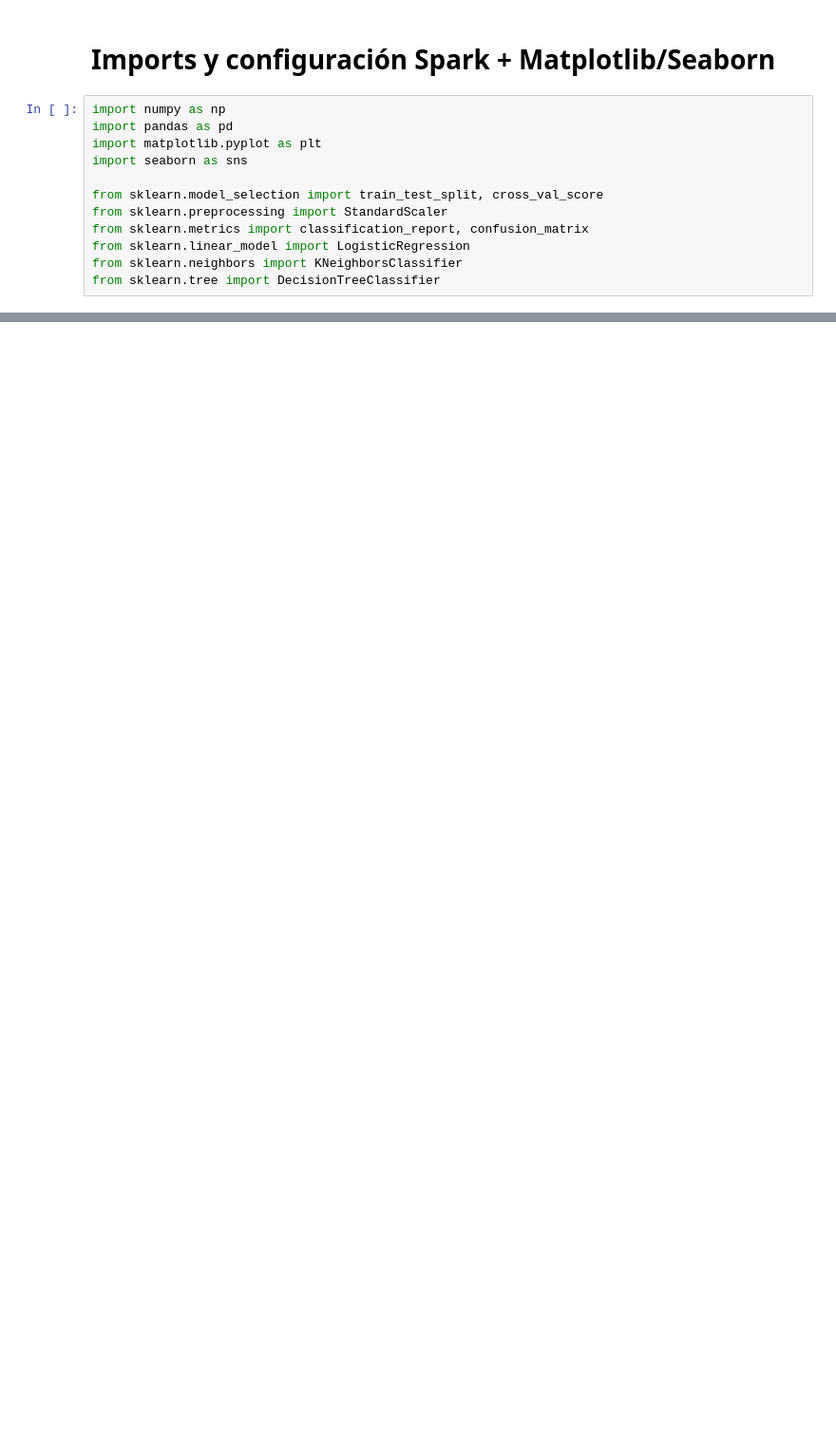
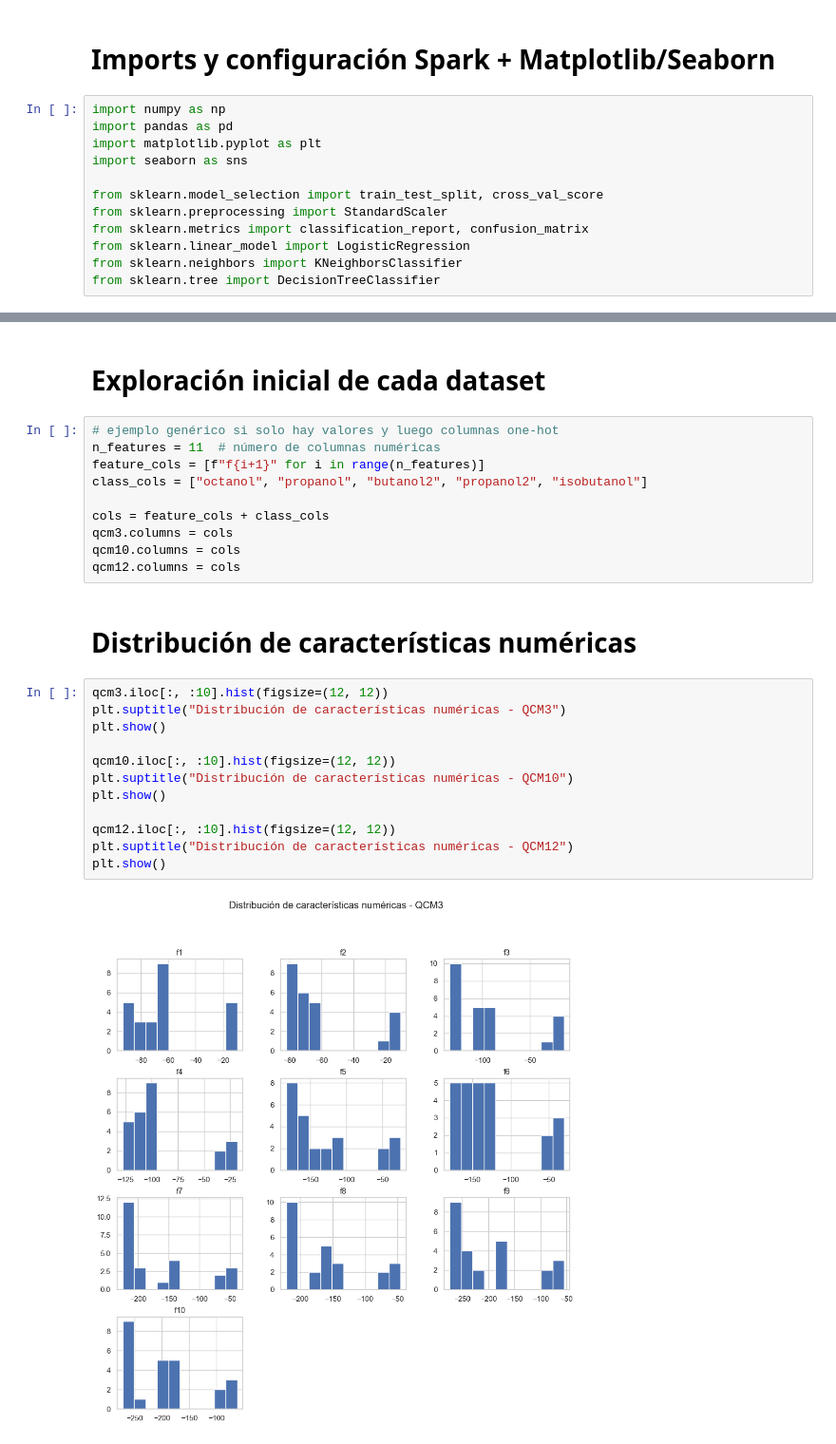
Before and after one commit to Chijiro31/QCM-Sensor-Alcohol-Dataset, a Jupyter notebook: Proyecto_QCM/notebooks/Analisis_QCM.ipynb, the cells around one changed output, grey strips where cells are left out. Shown at 95% size. Cells and saved outputs as stored; diff of their text form; blank space fills up the shorter version.

```diff
--- a/Proyecto_QCM/notebooks/Analisis_QCM.ipynb
+++ b/Proyecto_QCM/notebooks/Analisis_QCM.ipynb
@@ -52,0 +72,28 @@ FileNotFoundError: [Errno 2] No such file or directory: 'QCM3.csv'
+# %% [markdown]
+# Exploración inicial de cada dataset
+# %%
+# ejemplo genérico si solo hay valores y luego columnas one‑hot
+n_features = 11  # número de columnas numéricas
+feature_cols = [f"f{i+1}" for i in range(n_features)]
+class_cols = ["octanol", "propanol", "butanol2", "propanol2", "isobutanol"]
+
+cols = feature_cols + class_cols
+qcm3.columns = cols
+qcm10.columns = cols
+qcm12.columns = cols
+# %% [markdown]
+# Distribución de características numéricas
+# %%
+qcm3.iloc[:, :10].hist(figsize=(12, 12))
+plt.suptitle("Distribución de características numéricas - QCM3")
+plt.show()
+
+qcm10.iloc[:, :10].hist(figsize=(12, 12))
+plt.suptitle("Distribución de características numéricas - QCM10")
+plt.show()
+
+qcm12.iloc[:, :10].hist(figsize=(12, 12))
+plt.suptitle("Distribución de características numéricas - QCM12")
+plt.show()
+# %% [output]
+[figure, added]
```
Also changed, not shown: parts of 22 cells of this notebook.
